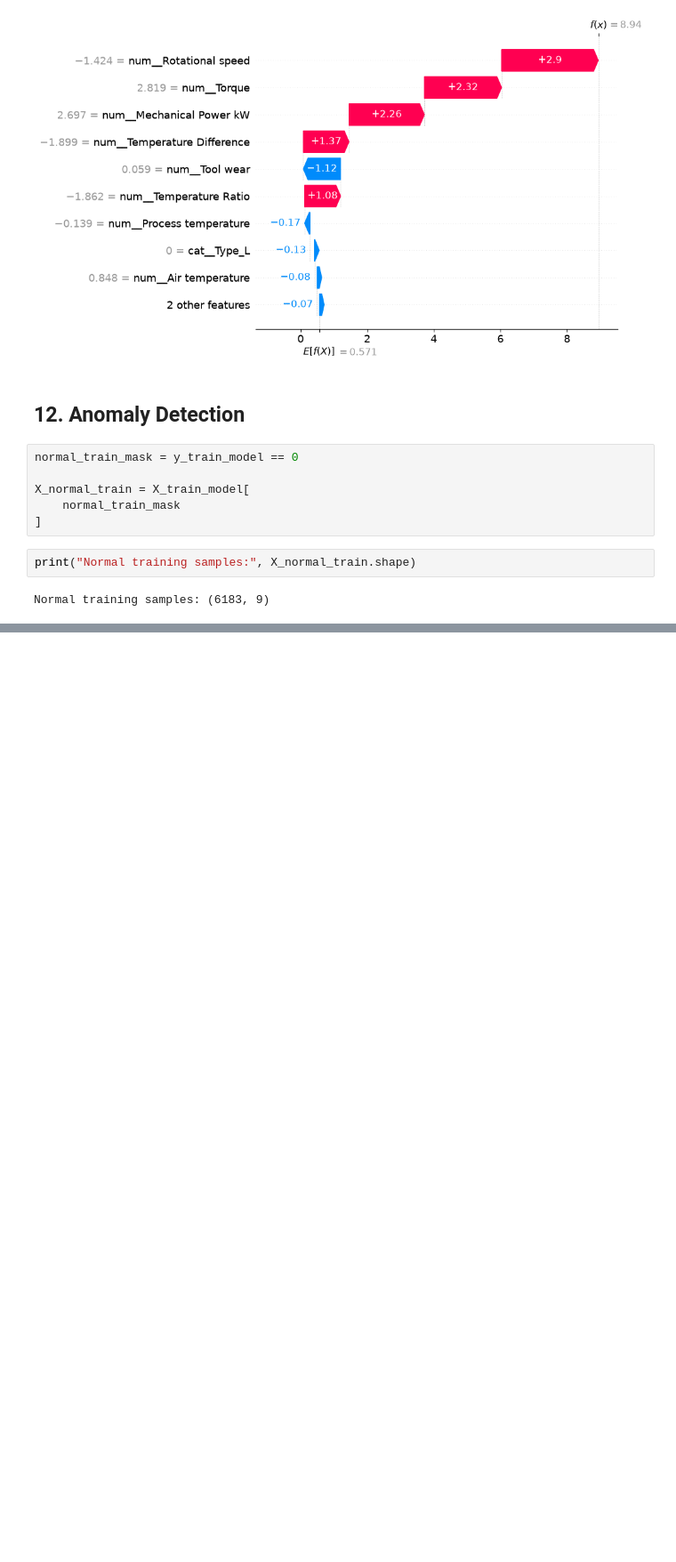
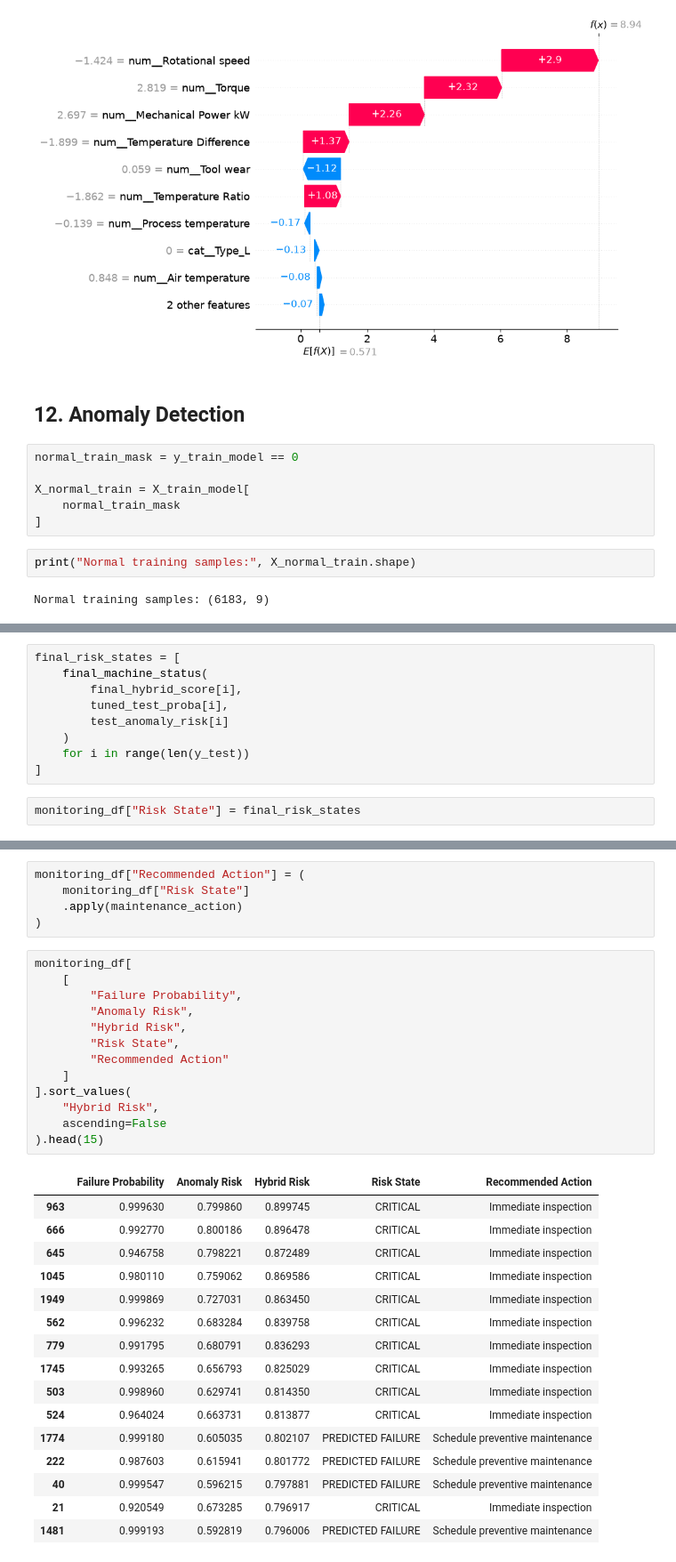
Before and after one commit to ankith0921/Industrial-predictive-maintenance, a Jupyter notebook: notebooks/01_dataset_exploration.ipynb, the cells around one changed output, grey strips where cells are left out. Shown at 89% size. Drawn from its saved outputs; the diff is of its cells as text; blank space fills up the shorter version.

```diff
--- a/notebooks/01_dataset_exploration.ipynb
+++ b/notebooks/01_dataset_exploration.ipynb
@@ -1992,0 +2697,11 @@ Normal training samples: (6183, 9)
+# %%
+final_risk_states = [
+    final_machine_status(
+        final_hybrid_score[i],
+        tuned_test_proba[i],
+        test_anomaly_risk[i]
+    )
+    for i in range(len(y_test))
+]
+# %%
+monitoring_df["Risk State"] = final_risk_states
@@ -1992,0 +2716,35 @@ Normal training samples: (6183, 9)
+# %%
+monitoring_df["Recommended Action"] = (
+    monitoring_df["Risk State"]
+    .apply(maintenance_action)
+)
+# %%
+monitoring_df[
+    [
+        "Failure Probability",
+        "Anomaly Risk",
+        "Hybrid Risk",
+        "Risk State",
+        "Recommended Action"
+    ]
+].sort_values(
+    "Hybrid Risk",
+    ascending=False
+).head(15)
+# %% [output]
+|  | Failure Probability | Anomaly Risk | Hybrid Risk | Risk State | Recommended Action |
+| 963 | 0.999630 | 0.799860 | 0.899745 | CRITICAL | Immediate inspection |
+| 666 | 0.992770 | 0.800186 | 0.896478 | CRITICAL | Immediate inspection |
+| 645 | 0.946758 | 0.798221 | 0.872489 | CRITICAL | Immediate inspection |
+| 1045 | 0.980110 | 0.759062 | 0.869586 | CRITICAL | Immediate inspection |
+| 1949 | 0.999869 | 0.727031 | 0.863450 | CRITICAL | Immediate inspection |
+| 562 | 0.996232 | 0.683284 | 0.839758 | CRITICAL | Immediate inspection |
+| 779 | 0.991795 | 0.680791 | 0.836293 | CRITICAL | Immediate inspection |
+| 1745 | 0.993265 | 0.656793 | 0.825029 | CRITICAL | Immediate inspection |
+| 503 | 0.998960 | 0.629741 | 0.814350 | CRITICAL | Immediate inspection |
+| 524 | 0.964024 | 0.663731 | 0.813877 | CRITICAL | Immediate inspection |
+| 1774 | 0.999180 | 0.605035 | 0.802107 | PREDICTED FAILURE | Schedule preventive maintenance |
+| 222 | 0.987603 | 0.615941 | 0.801772 | PREDICTED FAILURE | Schedule preventive maintenance |
+| 40 | 0.999547 | 0.596215 | 0.797881 | PREDICTED FAILURE | Schedule preventive maintenance |
+| 21 | 0.920549 | 0.673285 | 0.796917 | CRITICAL | Immediate inspection |
+| 1481 | 0.999193 | 0.592819 | 0.796006 | PREDICTED FAILURE | Schedule preventive maintenance |
```
Also changed, not shown: parts of 70 cells of this notebook.
